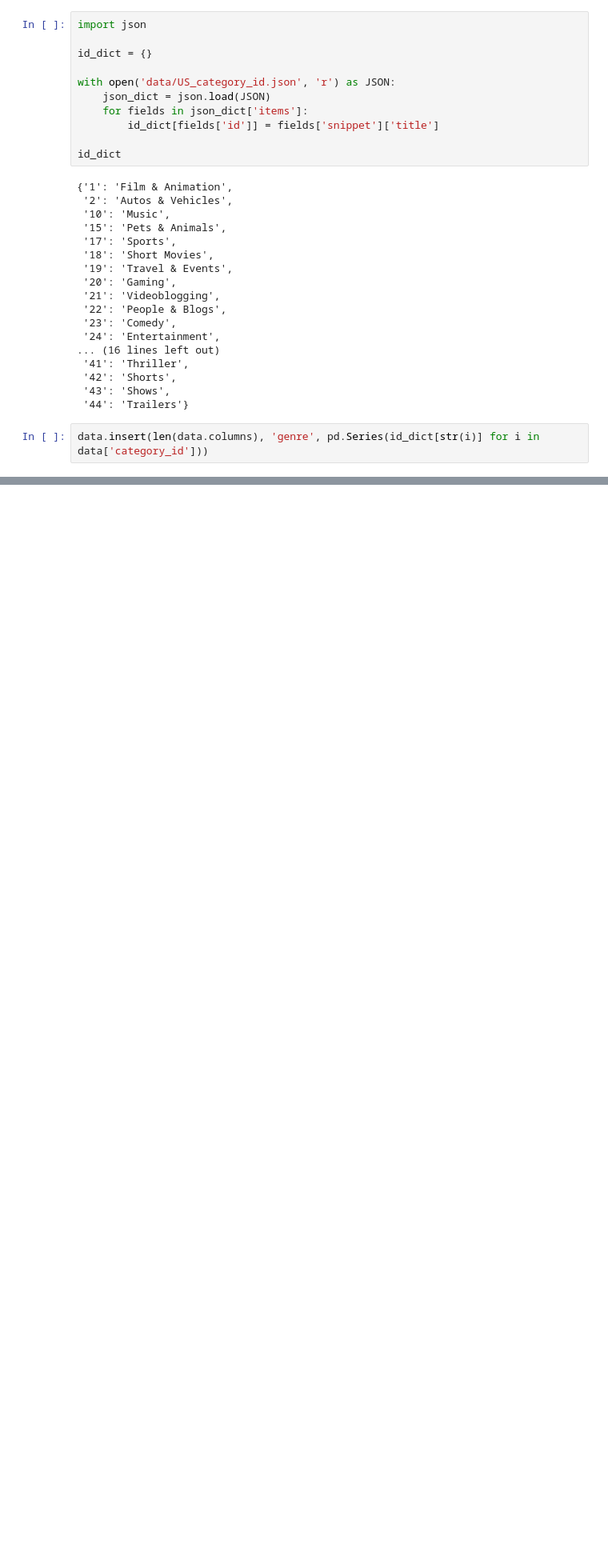
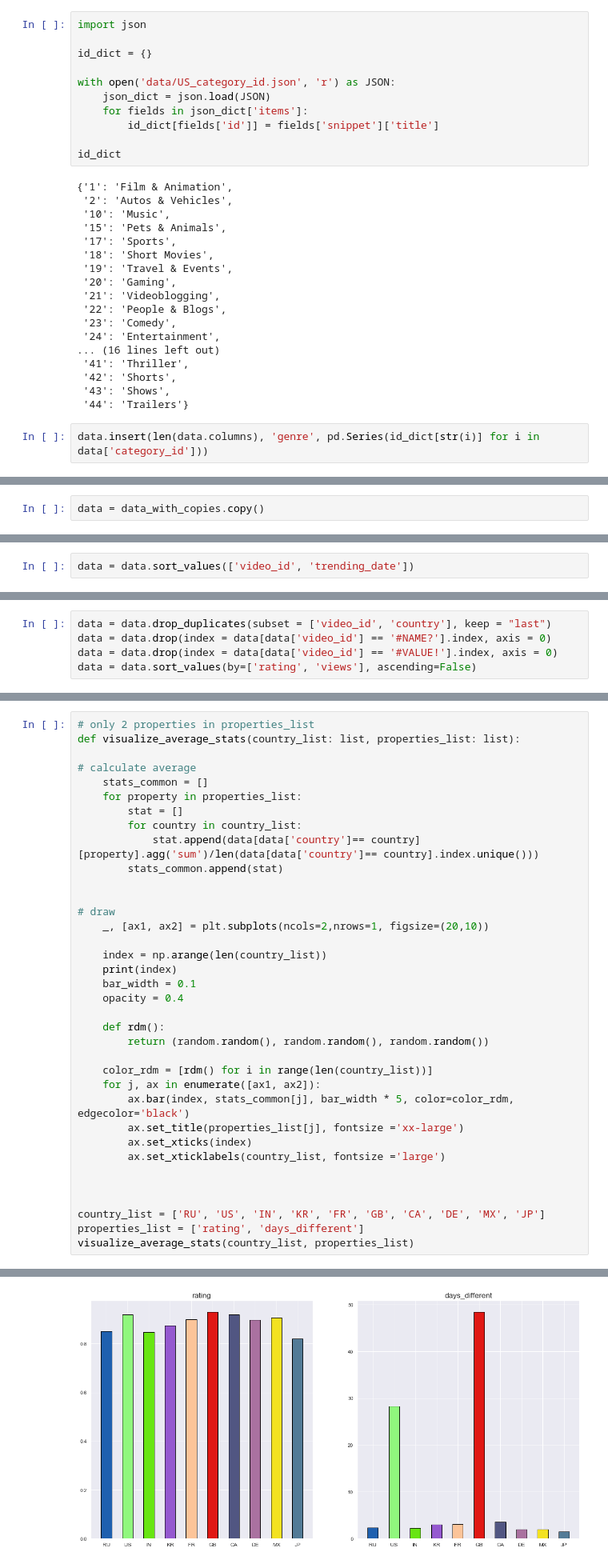
Before and after one commit to YSDA-NN-ML/ML-lab-0, a Jupyter notebook: Oganyan_lab1.ipynb, the cells around one changed output, grey strips where cells are left out. Shown at 80% size. Cells and saved outputs as stored; diff of their text form; blank space fills up the shorter version.

Commit message:
some statistics + new properties

```diff
--- a/Oganyan_lab1.ipynb
+++ b/Oganyan_lab1.ipynb
@@ -173,0 +248,2 @@ data.shape
+# %%
+data = data_with_copies.copy()
@@ -173,0 +252,2 @@ data.shape
+# %%
+data = data.sort_values(['video_id', 'trending_date'])
@@ -173,0 +256,5 @@ data.shape
+# %%
+data = data.drop_duplicates(subset = ['video_id', 'country'], keep = "last")
+data = data.drop(index = data[data['video_id'] == '#NAME?'].index, axis = 0)
+data = data.drop(index = data[data['video_id'] == '#VALUE!'].index, axis = 0)
+data = data.sort_values(by=['rating', 'views'], ascending=False)
@@ -173,0 +285,37 @@ data.shape
+# %%
+# only 2 properties in properties_list
+def visualize_average_stats(country_list: list, properties_list: list):
+
+# calculate average
+    stats_common = []
+    for property in properties_list:
+        stat = []
+        for country in country_list:
+            stat.append(data[data['country']== country][property].agg('sum')/len(data[data['country']== country].index.unique()))
+        stats_common.append(stat)
+
+
+# draw
+    _, [ax1, ax2] = plt.subplots(ncols=2,nrows=1, figsize=(20,10))
+
+    index = np.arange(len(country_list))
+    print(index)
+    bar_width = 0.1
+    opacity = 0.4
+
+    def rdm():
+        return (random.random(), random.random(), random.random())
+
+    color_rdm = [rdm() for i in range(len(country_list))]
+    for j, ax in enumerate([ax1, ax2]):
+        ax.bar(index, stats_common[j], bar_width * 5, color=color_rdm, edgecolor='black')
+        ax.set_title(properties_list[j], fontsize ='xx-large')
+        ax.set_xticks(index)
+        ax.set_xticklabels(country_list, fontsize ='large')
+
+
+
+country_list = ['RU', 'US', 'IN', 'KR', 'FR', 'GB', 'CA', 'DE', 'MX', 'JP']
+properties_list = ['rating', 'days_different']
+visualize_average_stats(country_list, properties_list)
+# %% [output]
@@ -173,0 +323 @@ data.shape
+[figure, added]
```
Also changed, not shown: parts of 48 cells of this notebook, 1 other file.
